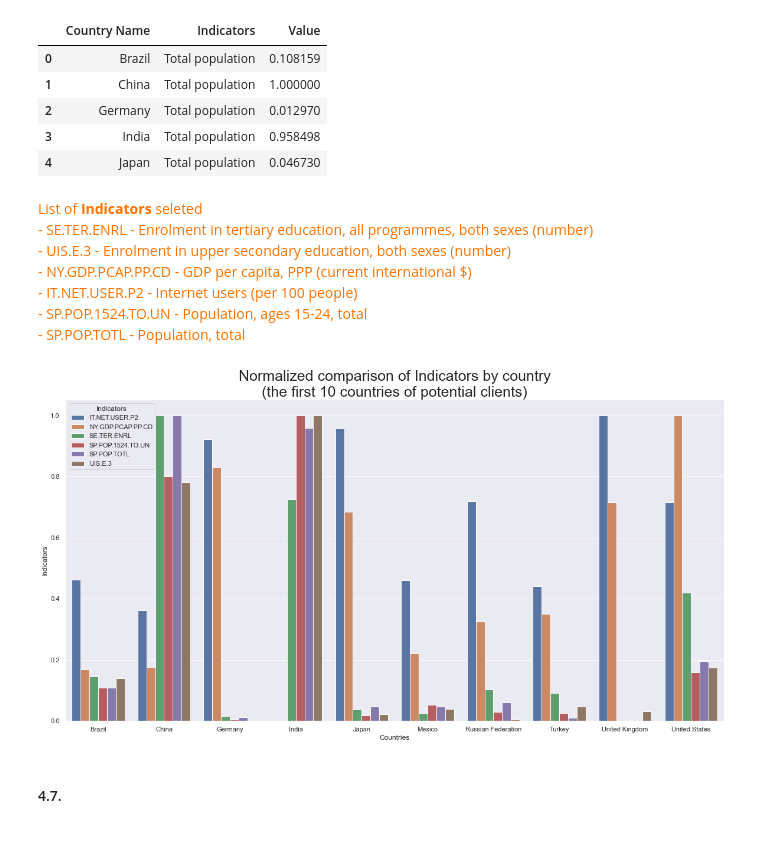
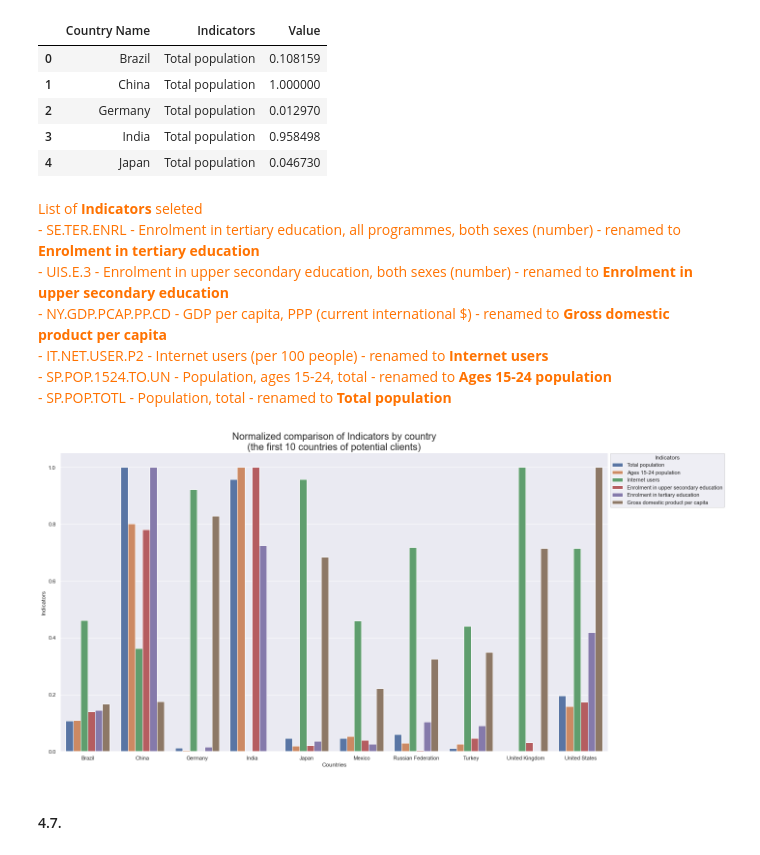
Before and after one commit to samirhinojosa/OC-P2-education-statistics, a Jupyter notebook: notebook.ipynb, the cells around one changed output. Drawn from its saved outputs; the diff is of its cells as text; code cells hidden in the pictures.

Commit message:
Notebook updated based on renamed indicators

```diff
--- a/notebook.ipynb
+++ b/notebook.ipynb
@@ -1545,22 +1545,24 @@ df_countries_to_work_normalized.head(5)
 # %% [markdown]
 <div style="color: RGB(255,114,0);">
 List of <strong>Indicators</strong> seleted<br>
-- SE.TER.ENRL - Enrolment in tertiary education, all programmes, both sexes (number)<br>
-- UIS.E.3 - Enrolment in upper secondary education, both sexes (number) <br>
-- NY.GDP.PCAP.PP.CD - GDP per capita, PPP (current international $) 	<br>
-- IT.NET.USER.P2 - Internet users (per 100 people)<br>
-- SP.POP.1524.TO.UN - Population, ages 15-24, total <br>
-- SP.POP.TOTL - Population, total
+- SE.TER.ENRL - Enrolment in tertiary education, all programmes, both sexes (number) - renamed to <strong></i>Enrolment in tertiary education</i></strong><br>
+- UIS.E.3 - Enrolment in upper secondary education, both sexes (number) - renamed to <strong></i>Enrolment in upper secondary education</i></strong><br>
+- NY.GDP.PCAP.PP.CD - GDP per capita, PPP (current international $) - renamed to <strong></i>Gross domestic product per capita</i></strong><br>
+- IT.NET.USER.P2 - Internet users (per 100 people) - renamed to <strong></i>Internet users</i></strong><br>
+- SP.POP.1524.TO.UN - Population, ages 15-24, total - renamed to <strong></i>Ages 15-24 population</i></strong><br>
+- SP.POP.TOTL - Population, total - renamed to <strong></i>Total population</i></strong>
 </div>
 # %%
 fig, ax1 = plt.subplots(figsize=(20, 10))
-plt.title("Normalized comparison of Indicators by country\n(the first 10 countries of potential clients)", size=25)
 plot = sns.barplot(x="Country Name", y="Value", hue="Indicators", data=df_countries_to_work_normalized, ax=ax1)
+plt.title("Normalized comparison of Indicators by country\n(the first 10 countries of potential clients)", size=20)
+plt.legend(bbox_to_anchor=(1.004, 1), borderaxespad=0, title="Indicators")
+plt.tight_layout()
 plt.xlabel("Countries", size=12)
 plt.ylabel("Indicators", size=12)
 sns.despine(fig)
 # %% [output]
-[figure, old version]
+[figure, new version]
 # %% [markdown]
 #### 4.7.
 # %% [markdown]
```
Also changed, not shown: parts of 25 cells of this notebook.
